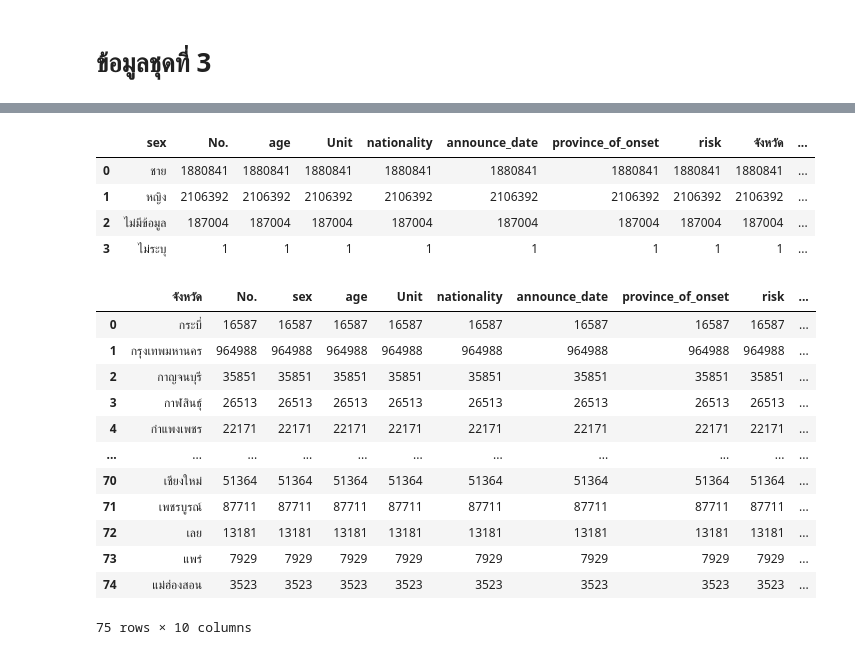
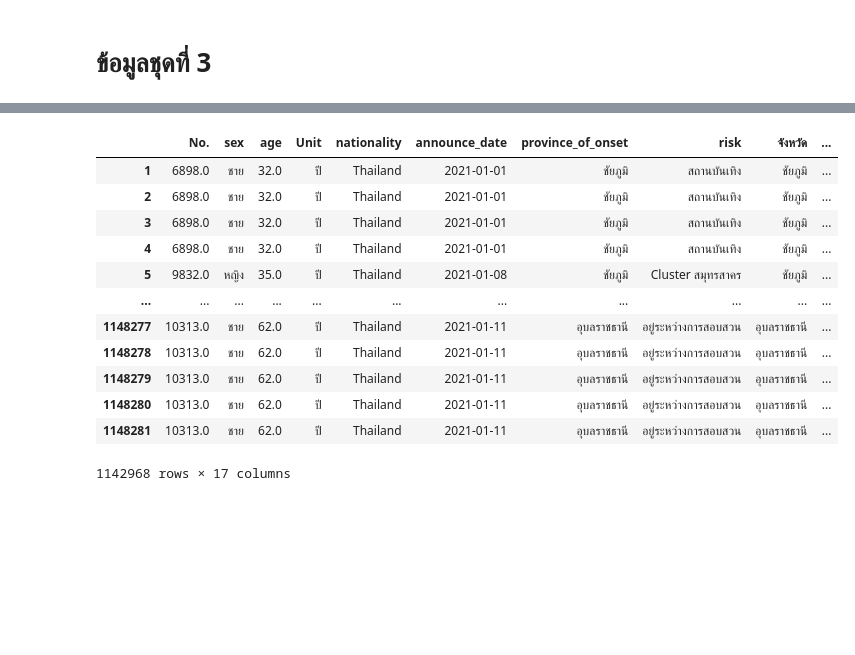
Before and after one commit to team0243/data_viz_2022, a Jupyter notebook: data_viz_project.ipynb, the cells around one changed output, grey strips where cells are left out. Saved outputs shown, nothing was run; the diff lists cells and outputs as text; code cells hidden in the pictures; blank space fills up the shorter version.

```diff
--- a/data_viz_project.ipynb
+++ b/data_viz_project.ipynb
@@ -865,26 +998,23 @@ data_cl3
+# %%
+data_d1 = data_e3.dropna()
+data_d1
+# %% [output]
+|  | No. | sex | age | Unit | nationality | announce_date | province_of_onset | risk | จังหวัด | ... |
+| 1 | 6898.0 | ชาย | 32.0 | ปี | Thailand | 2021-01-01 | ชัยภูมิ | สถานบันเทิง | ชัยภูมิ | ... |
+| 2 | 6898.0 | ชาย | 32.0 | ปี | Thailand | 2021-01-01 | ชัยภูมิ | สถานบันเทิง | ชัยภูมิ | ... |
+| 3 | 6898.0 | ชาย | 32.0 | ปี | Thailand | 2021-01-01 | ชัยภูมิ | สถานบันเทิง | ชัยภูมิ | ... |
+| 4 | 6898.0 | ชาย | 32.0 | ปี | Thailand | 2021-01-01 | ชัยภูมิ | สถานบันเทิง | ชัยภูมิ | ... |
+| 5 | 9832.0 | หญิง | 35.0 | ปี | Thailand | 2021-01-08 | ชัยภูมิ | Cluster สมุทรสาคร | ชัยภูมิ | ... |
+| ... | ... | ... | ... | ... | ... | ... | ... | ... | ... | ... |
+| 1148277 | 10313.0 | ชาย | 62.0 | ปี | Thailand | 2021-01-11 | อุบลราชธานี | อยู่ระหว่างการสอบสวน | อุบลราชธานี | ... |
+| 1148278 | 10313.0 | ชาย | 62.0 | ปี | Thailand | 2021-01-11 | อุบลราชธานี | อยู่ระหว่างการสอบสวน | อุบลราชธานี | ... |
+| 1148279 | 10313.0 | ชาย | 62.0 | ปี | Thailand | 2021-01-11 | อุบลราชธานี | อยู่ระหว่างการสอบสวน | อุบลราชธานี | ... |
+| 1148280 | 10313.0 | ชาย | 62.0 | ปี | Thailand | 2021-01-11 | อุบลราชธานี | อยู่ระหว่างการสอบสวน | อุบลราชธานี | ... |
+| 1148281 | 10313.0 | ชาย | 62.0 | ปี | Thailand | 2021-01-11 | อุบลราชธานี | อยู่ระหว่างการสอบสวน | อุบลราชธานี | ... |
+1142968 rows × 17 columns
 # %%
-num_of_sex = data_cl3.groupby(['sex']).count().reset_index()  ## หาจำนวนผู้ติดเชื้อโควิค-19 แบ่งตามเพศ
-num_of_sex
+#num_of_sex = data_cl3.groupby(['sex']).count().reset_index()  ## หาจำนวนผู้ติดเชื้อโควิค-19 แบ่งตามเพศ
+#num_of_sex
-# %% [output]
-|  | sex | No. | age | Unit | nationality | announce_date | province_of_onset | risk | จังหวัด | ... |
-| 0 | ชาย | 1880841 | 1880841 | 1880841 | 1880841 | 1880841 | 1880841 | 1880841 | 1880841 | ... |
-| 1 | หญิง | 2106392 | 2106392 | 2106392 | 2106392 | 2106392 | 2106392 | 2106392 | 2106392 | ... |
-| 2 | ไม่มีข้อมูล | 187004 | 187004 | 187004 | 187004 | 187004 | 187004 | 187004 | 187004 | ... |
-| 3 | ไม่ระบุ | 1 | 1 | 1 | 1 | 1 | 1 | 1 | 1 | ... |
 # %%
-list_of_province = data_cl3.groupby(['จังหวัด']).count().reset_index() ## หาจำนวนผู้ติดเชื้อโควิค-19 แบ่งตามจังหวัด
-list_of_province
+#list_of_province = data_cl3.groupby(['จังหวัด']).count().reset_index() ## หาจำนวนผู้ติดเชื้อโควิค-19 แบ่งตามจังหวัด
+#list_of_province
-# %% [output]
-|  | จังหวัด | No. | sex | age | Unit | nationality | announce_date | province_of_onset | risk | ... |
-| 0 | กระบี่ | 16587 | 16587 | 16587 | 16587 | 16587 | 16587 | 16587 | 16587 | ... |
-| 1 | กรุงเทพมหานคร | 964988 | 964988 | 964988 | 964988 | 964988 | 964988 | 964988 | 964988 | ... |
-| 2 | กาญจนบุรี | 35851 | 35851 | 35851 | 35851 | 35851 | 35851 | 35851 | 35851 | ... |
-| 3 | กาฬสินธุ์ | 26513 | 26513 | 26513 | 26513 | 26513 | 26513 | 26513 | 26513 | ... |
-| 4 | กำแพงเพชร | 22171 | 22171 | 22171 | 22171 | 22171 | 22171 | 22171 | 22171 | ... |
-| ... | ... | ... | ... | ... | ... | ... | ... | ... | ... | ... |
-| 70 | เชียงใหม่ | 51364 | 51364 | 51364 | 51364 | 51364 | 51364 | 51364 | 51364 | ... |
-| 71 | เพชรบูรณ์ | 87711 | 87711 | 87711 | 87711 | 87711 | 87711 | 87711 | 87711 | ... |
-| 72 | เลย | 13181 | 13181 | 13181 | 13181 | 13181 | 13181 | 13181 | 13181 | ... |
-| 73 | แพร่ | 7929 | 7929 | 7929 | 7929 | 7929 | 7929 | 7929 | 7929 | ... |
-| 74 | แม่ฮ่องสอน | 3523 | 3523 | 3523 | 3523 | 3523 | 3523 | 3523 | 3523 | ... |
-75 rows × 10 columns
```
Also changed, not shown: parts of 15 cells of this notebook.
